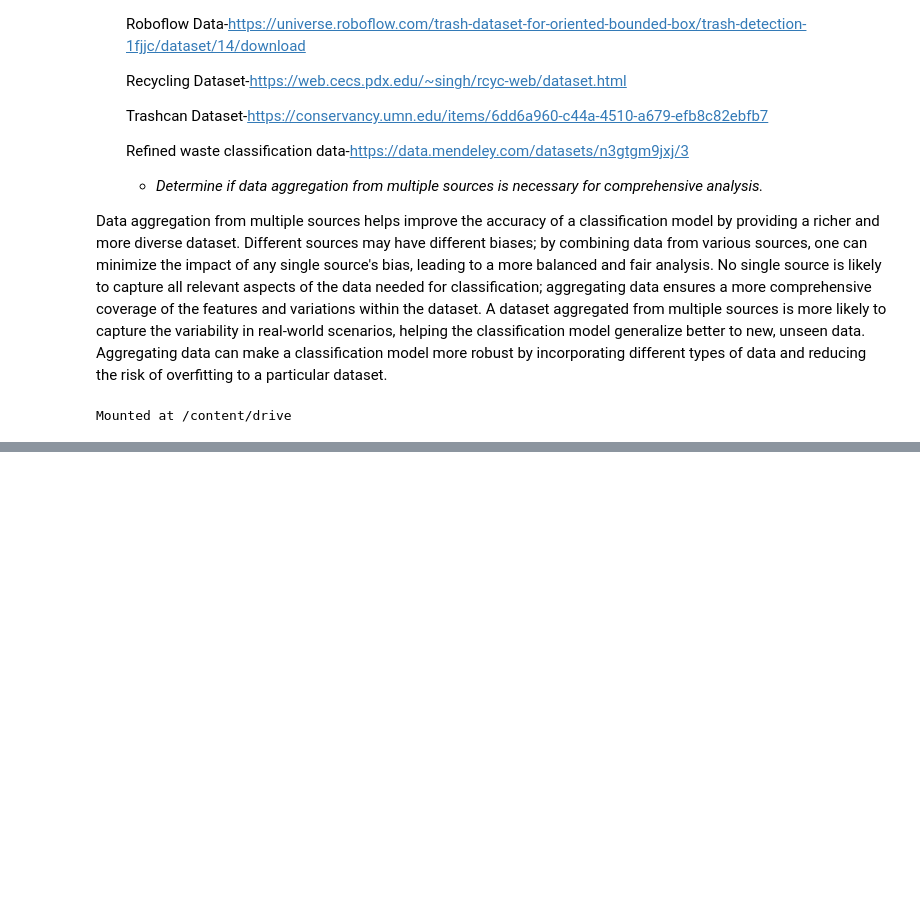
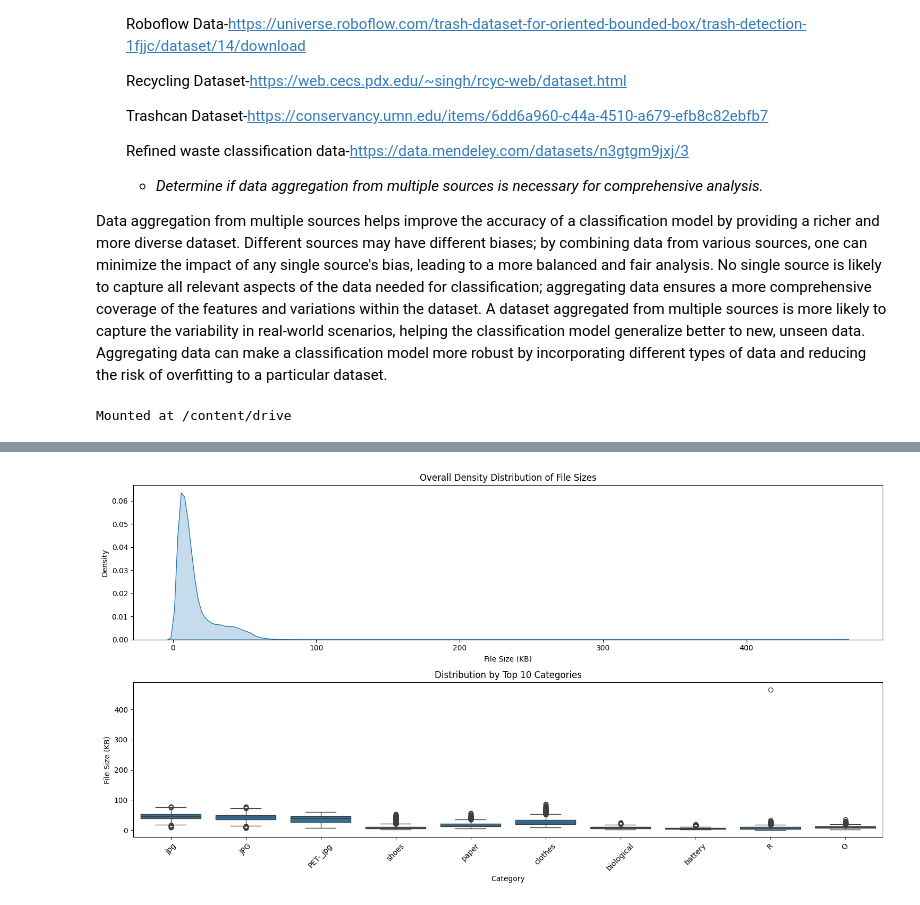
Before and after one commit to cynthianekesa/data-preprocessing-assignment, a Jupyter notebook: ml_pipeline_[Cynthia_Nekesa]_data_preprocessing.ipynb, the cells around one changed output, grey strips where cells are left out. Cells and saved outputs as stored; diff of their text form; code cells hidden in the pictures; blank space fills up the shorter version.

```diff
--- a/ml_pipeline_[Cynthia_Nekesa]_data_preprocessing.ipynb
+++ b/ml_pipeline_[Cynthia_Nekesa]_data_preprocessing.ipynb
@@ -201,0 +644,87 @@ Category: {category}, Example files: {files[:3]}")
+# %%
+import numpy as np
+import matplotlib.pyplot as plt
+import seaborn as sns
+from scipy import stats
+
+# Calculating basic density metrics
+print("Density Analysis:")
+print("\
+1. Overall Density Metrics:")
+print(df['file_size_kb'].describe())
+
+# Calculating skewness and kurtosis
+skewness = stats.skew(df['file_size_kb'])
+kurtosis = stats.kurtosis(df['file_size_kb'])
+print("\
+2. Distribution Shape:")
+print(f"Skewness: {skewness:.4f}")
+print(f"Kurtosis: {kurtosis:.4f}")
+
+# Calculating density by category
+category_density = df.groupby('category').agg({
+    'file_size_kb': ['count', 'mean', 'std', 'skew']
+}).sort_values(('file_size_kb', 'count'), ascending=False)
+print("\
+3. Category-wise Density:")
+print(category_density)
+
+# Visualizing density distribution
+plt.figure(figsize=(15, 8))
+
+# Main density plot
+plt.subplot(2, 1, 1)
+sns.kdeplot(data=df, x='file_size_kb', fill=True)
+plt.title('Overall Density Distribution of File Sizes')
+plt.xlabel('File Size (KB)')
+plt.ylabel('Density')
+
+# Box plot for categories with significant counts
+plt.subplot(2, 1, 2)
+top_categories = df['category'].value_counts().nlargest(10).index
+sns.boxplot(data=df[df['category'].isin(top_categories)],
+            x='category', y='file_size_kb')
+plt.xticks(rotation=45)
+plt.title('Distribution by Top 10 Categories')
+plt.xlabel('Category')
+plt.ylabel('File Size (KB)')
+
+plt.tight_layout()
+plt.show()
+
+# Calculating density clusters using KMeans
+from sklearn.cluster import KMeans
+from sklearn.preprocessing import StandardScaler
+
+# Preparing data for clustering
+X = df[['file_size_kb']].values
+scaler = StandardScaler()
+X_scaled = scaler.fit_transform(X)
+
+# Determining optimal number of clusters using elbow method
+inertias = []
+K = range(1, 10)
+for k in K:
+    kmeans = KMeans(n_clusters=k, random_state=42)
+    kmeans.fit(X_scaled)
+    inertias.append(kmeans.inertia_)
+
+# Ploting elbow curve
+plt.figure(figsize=(10, 5))
+plt.plot(K, inertias, 'bx-')
+plt.xlabel('k')
+plt.ylabel('Inertia')
+plt.title('Elbow Method For Optimal k')
+plt.show()
+
+# Fiting optimal number of clusters (using k=3 based on elbow curve)
+kmeans = KMeans(n_clusters=3, random_state=42)
+df['density_cluster'] = kmeans.fit_predict(X_scaled)
+
+# Print cluster statistics
+print("\
+4. Density Clusters:")
+print(df.groupby('density_cluster').agg({
+    'file_size_kb': ['count', 'mean', 'std']
+}).round(2))
+# %% [output]
@@ -201,0 +748 @@ Category: {category}, Example files: {files[:3]}")
+[figure, added]
```
Also changed, not shown: parts of 67 cells of this notebook.
